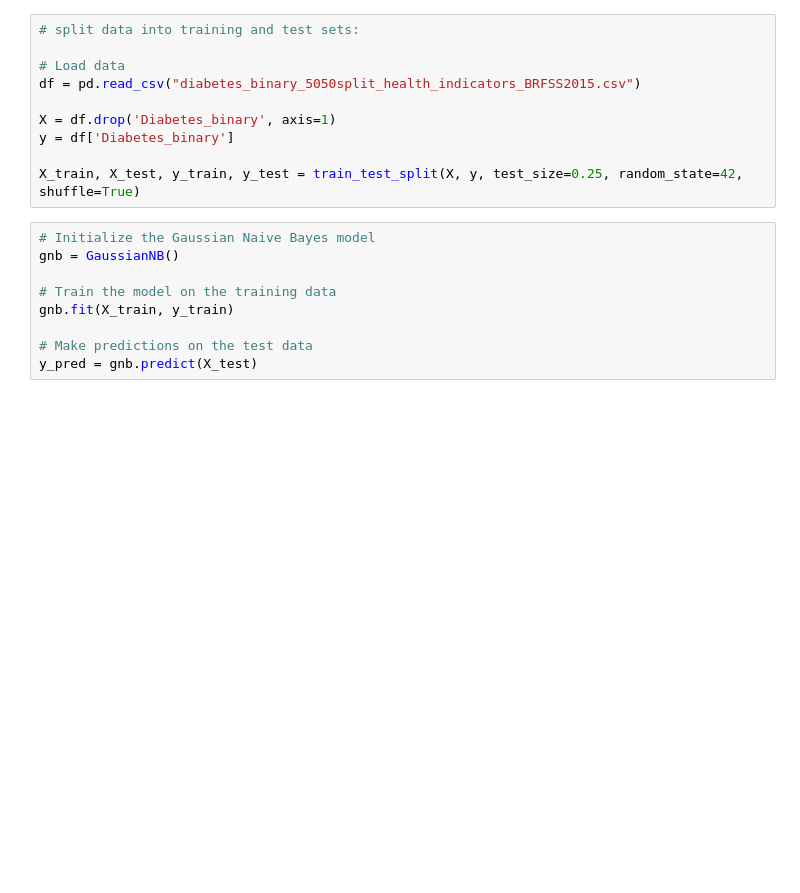
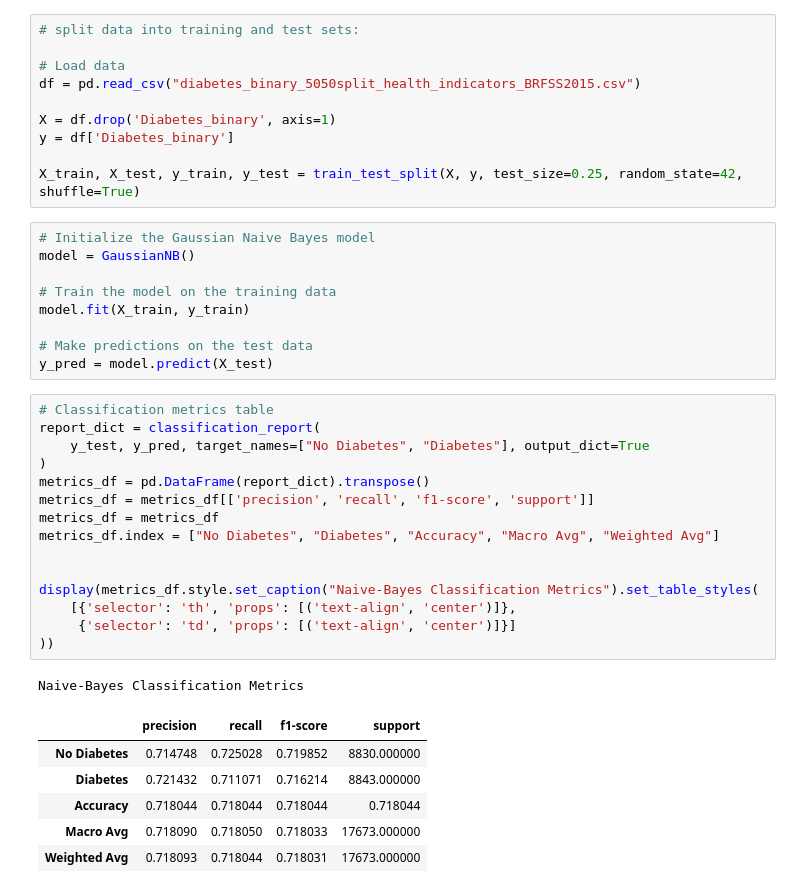
Before and after one commit to pponn/DS4400_Final_Project, a Jupyter notebook: NaiveBayes.ipynb, the cells around one changed output. Drawn from its saved outputs; the diff is of its cells as text; blank space fills up the shorter version.

```diff
--- a/NaiveBayes.ipynb
+++ b/NaiveBayes.ipynb
@@ -18,11 +20,34 @@ y = df['Diabetes_binary']
 X_train, X_test, y_train, y_test = train_test_split(X, y, test_size=0.25, random_state=42, shuffle=True)
 # %%
 # Initialize the Gaussian Naive Bayes model
-gnb = GaussianNB()
+model = GaussianNB()
 
 # Train the model on the training data
-gnb.fit(X_train, y_train)
+model.fit(X_train, y_train)
 
 # Make predictions on the test data
-y_pred = gnb.predict(X_test)
+y_pred = model.predict(X_test)
+# %%
+# Classification metrics table
+report_dict = classification_report(
+    y_test, y_pred, target_names=["No Diabetes", "Diabetes"], output_dict=True
+)
+metrics_df = pd.DataFrame(report_dict).transpose()
+metrics_df = metrics_df[['precision', 'recall', 'f1-score', 'support']]
+metrics_df = metrics_df
+metrics_df.index = ["No Diabetes", "Diabetes", "Accuracy", "Macro Avg", "Weighted Avg"]
+
+
+display(metrics_df.style.set_caption("Naive-Bayes Classification Metrics").set_table_styles(
+    [{'selector': 'th', 'props': [('text-align', 'center')]},
+     {'selector': 'td', 'props': [('text-align', 'center')]}]
+))
+# %% [output]
+Naive-Bayes Classification Metrics
+|  | precision | recall | f1-score | support |
+| No Diabetes | 0.714748 | 0.725028 | 0.719852 | 8830.000000 |
+| Diabetes | 0.721432 | 0.711071 | 0.716214 | 8843.000000 |
+| Accuracy | 0.718044 | 0.718044 | 0.718044 | 0.718044 |
+| Macro Avg | 0.718090 | 0.718050 | 0.718033 | 17673.000000 |
+| Weighted Avg | 0.718093 | 0.718044 | 0.718031 | 17673.000000 |
 # %%
```
Also changed, not shown: parts of 3 cells of this notebook.
